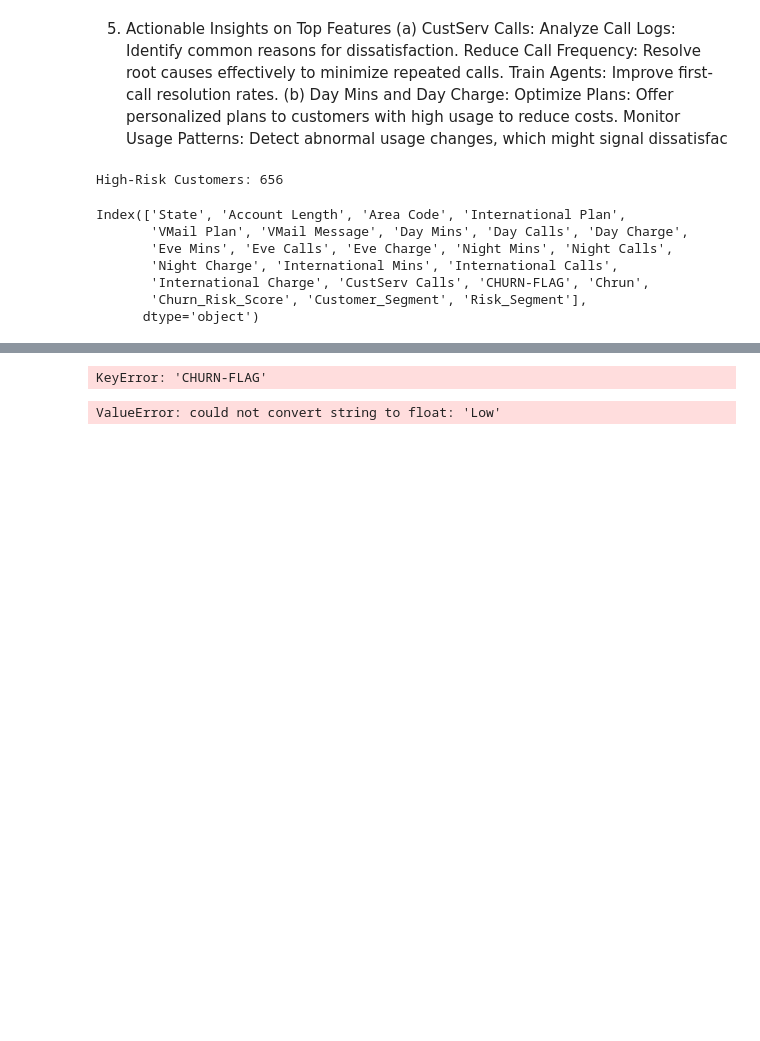
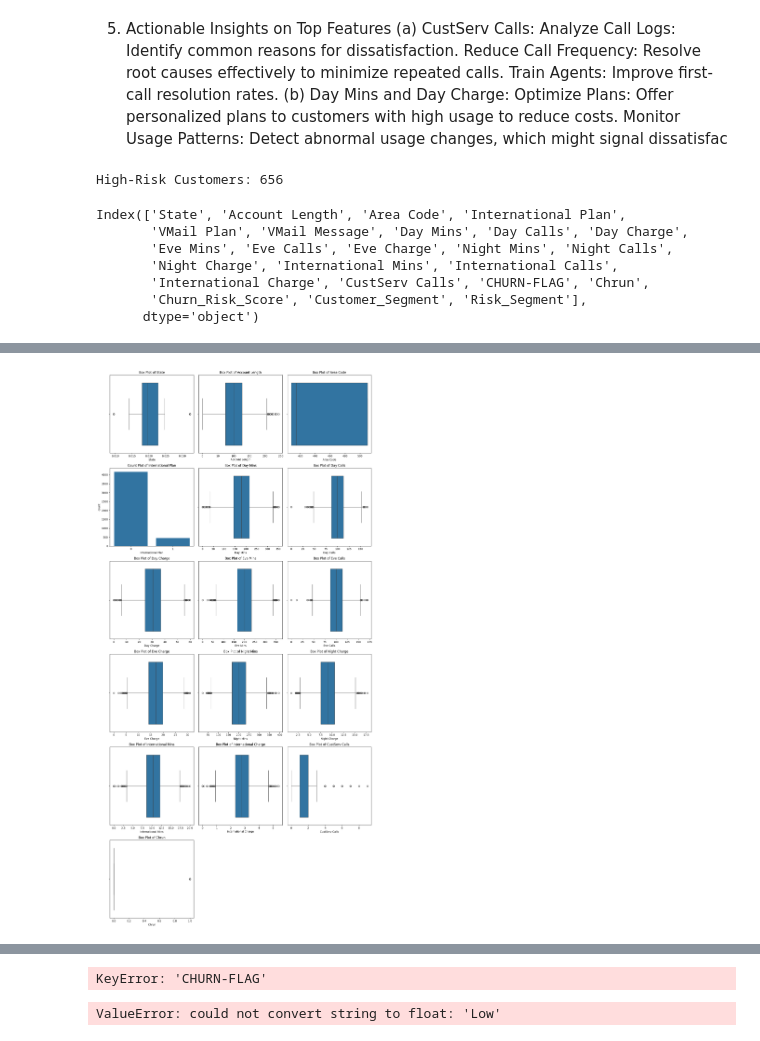
Before and after one commit to isahaq777/My_Projects, a Jupyter notebook: Data_Science_Projects/Telecom/No_Chrun_Telecom.ipynb, the cells around one changed output, grey strips where cells are left out. Cells and saved outputs as stored; diff of their text form; code cells hidden in the pictures; blank space fills up the shorter version.

```diff
--- a/Data_Science_Projects/Telecom/No_Chrun_Telecom.ipynb
+++ b/Data_Science_Projects/Telecom/No_Chrun_Telecom.ipynb
@@ -962,0 +1077,2 @@ plt.show()
+# %%
+data1=df
@@ -962,0 +1227,9 @@ plt.show()
+# %%
+# Check the unique values in the column 'Churn'
+print("Unique values in column 'Churn':", data1['Churn'].unique())
+
+# Drop the 'Churn' column from the DataFrame
+data1 = data1.drop(columns=['Churn'])
+
+# Verify that the column has been removed
+print("Columns after dropping 'Churn':", data1.columns)
@@ -962,0 +1244,9 @@ plt.show()
+# %%
+# Check the unique values in the column 'Churn'
+print("Unique values in column 'Churn':", data1['Chrun_'].unique())
+
+# Drop the 'Churn' column from the DataFrame
+data1 = data1.drop(columns=['Chrun_'])
+
+# Verify that the column has been removed
+print("Columns after dropping 'Chrun_':", data1.columns)
@@ -962,0 +1261,35 @@ plt.show()
+# %%
+import matplotlib.pyplot as plt
+import seaborn as sns
+
+# Define the columns for which box plots need to be created
+columns = [
+    'State', 'Account Length', 'Area Code', 'International Plan',
+    'Day Mins', 'Day Calls', 'Day Charge', 'Eve Mins', 'Eve Calls',
+    'Eve Charge', 'Night Mins', 'Night Charge', 'International Mins',
+    'International Charge', 'CustServ Calls', 'Chrun'
+]
+
+# Number of columns to display per row in the plot grid
+columns_per_row = 3
+
+# Calculate the number of rows needed
+num_rows = (len(columns) + columns_per_row - 1) // columns_per_row
+
+# Create a figure with subplots
+plt.figure(figsize=(15, 5 * num_rows))
+
+for i, col in enumerate(columns, 1):
+    plt.subplot(num_rows, columns_per_row, i)
+    # Plotting only numerical columns, skip non-numeric ones
+    if data1[col].dtype in ['int64', 'float64']:
+        sns.boxplot(x=data1[col])
+    else:
+        sns.countplot(x=data1[col])  # Use countplot for categorical variables
+    plt.title(f'Box Plot of {col}' if data1[col].dtype in ['int64', 'float64'] else f'Count Plot of {col}')
+    plt.xlabel(col)
+
+plt.tight_layout()
+plt.show()
+# %% [output]
+[figure, added]
```
Also changed, not shown: parts of 29 cells of this notebook, 2 other files.
